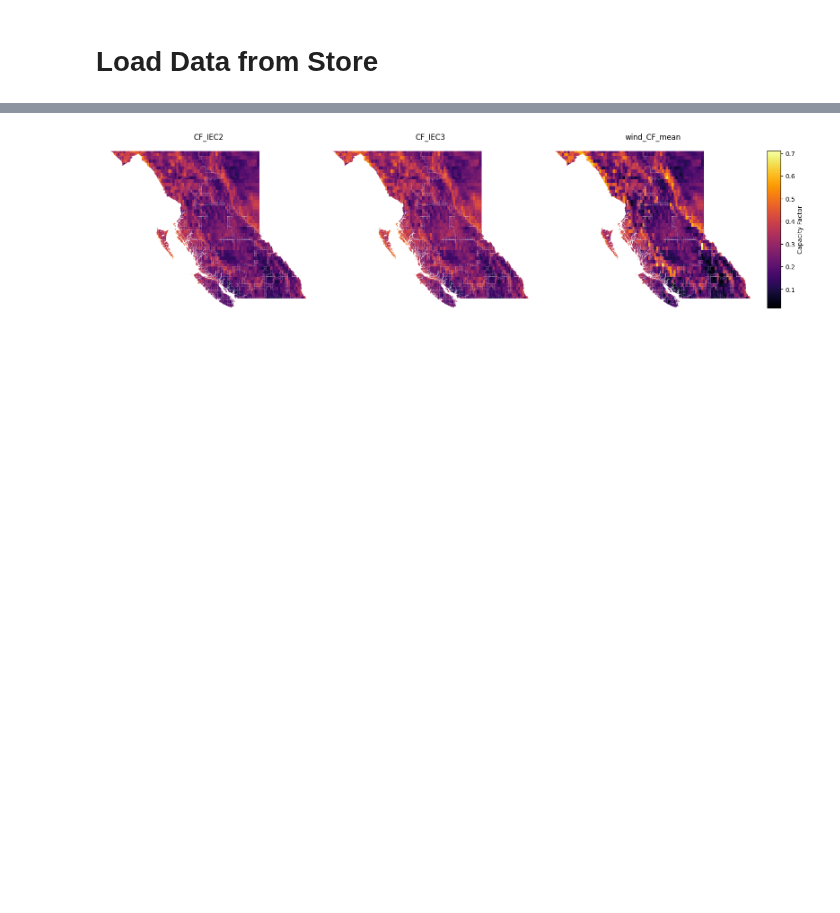
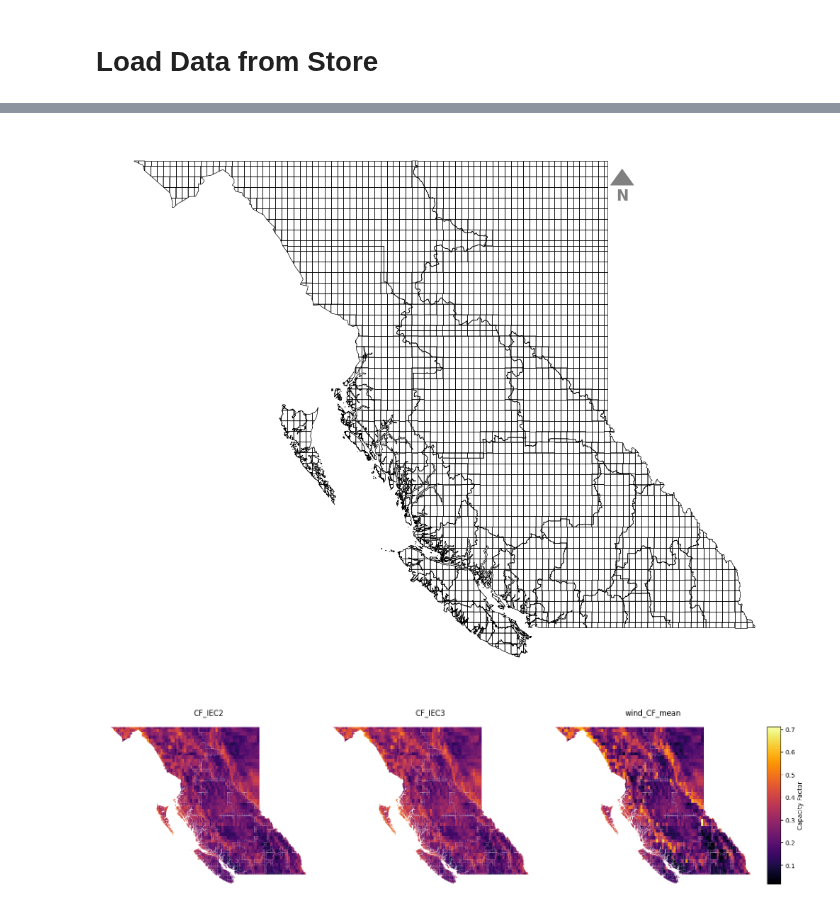
Before and after one commit to DeltaE/RESource, a Jupyter notebook: notebooks/Visuals.ipynb, the cells around one changed output, grey strips where cells are left out. Drawn from its saved outputs; the diff is of its cells as text; code cells hidden in the pictures; blank space fills up the shorter version.

```diff
--- a/notebooks/Visuals.ipynb
+++ b/notebooks/Visuals.ipynb
@@ -56,3 +82,14 @@ vis.plot_resources_scatter_metric('wind',
+# %%
+fig, ax = plt.subplots(figsize=(10, 8), facecolor='none')
+cells.boundary.plot(ax=ax, linewidth=0.5, color='k', alpha=1)
+vis.add_compass_to_plot(ax)
+ax.set_axis_off()
+fig.patch.set_alpha(0)  # Make figure background transparent
+ax.set_facecolor('none')  # Make axis background transparent
+plt.tight_layout()
+plt.show()
+# %% [output]
+[figure, added]
 # %%
 import matplotlib.pyplot as plt
 import numpy as np
```
Also changed, not shown: parts of 8 cells of this notebook, 3 other files.
